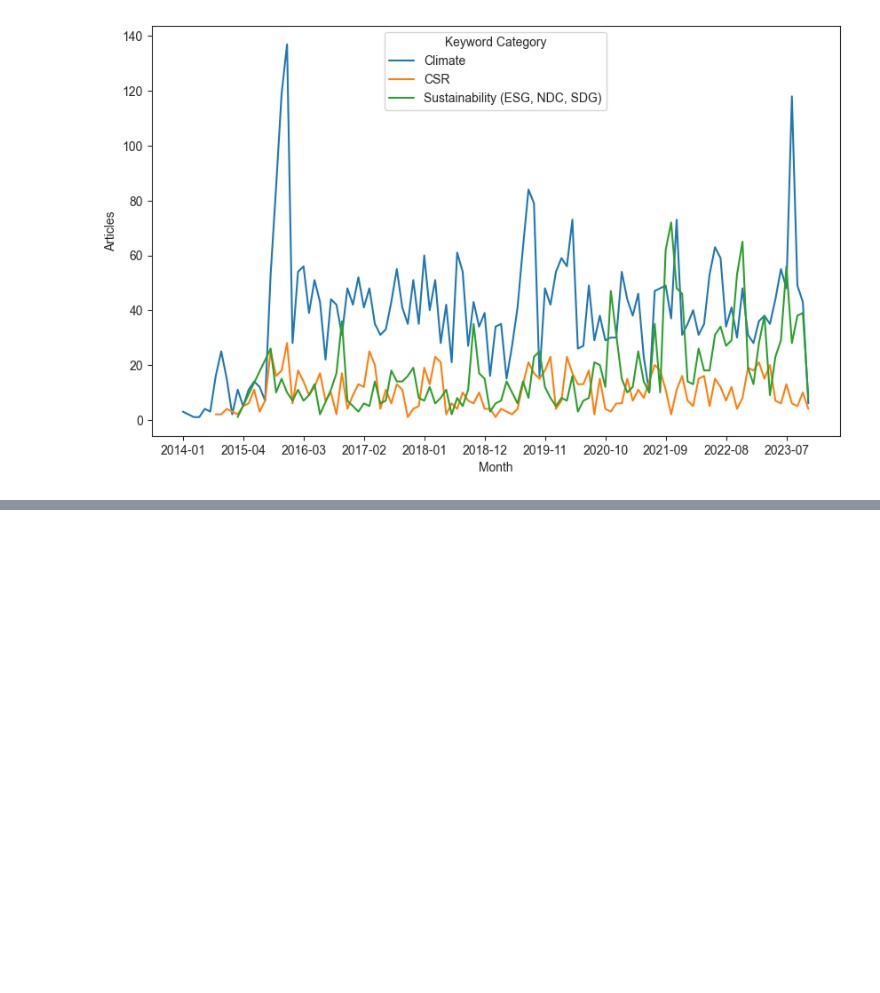
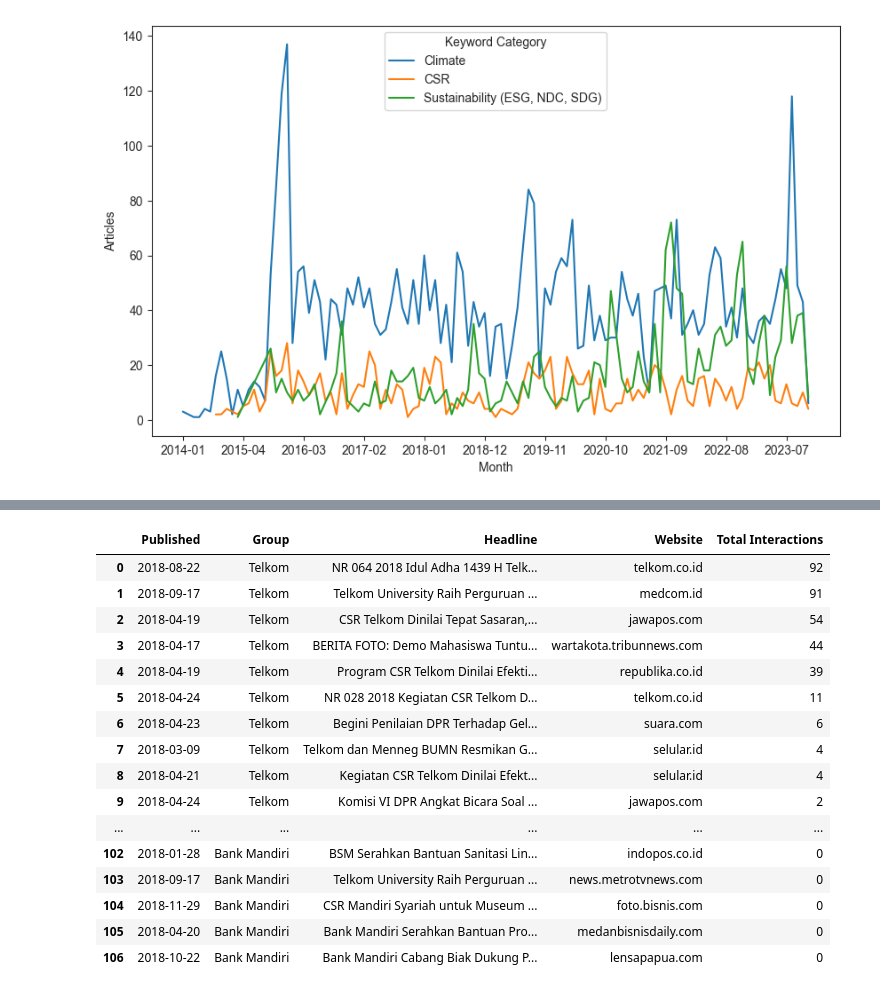
Before and after one commit to Gitbyt3/ESG-Research-Project, a Jupyter notebook: Code.ipynb, the cells around one changed output, grey strips where cells are left out. Cells and saved outputs as stored; diff of their text form; code cells hidden in the pictures; blank space fills up the shorter version.

```diff
--- a/Code.ipynb
+++ b/Code.ipynb
@@ -213,4 +238,24 @@ plt.show()
 # %%
 data = pd.read_excel("Source_Data/Company_and_ESG_KW/Company_and_ESG_2018.xlsx",header=0)
 data.drop(['Link','Authors','Pinterest','LinkedIn','Twitter Influencer Shares','Total Facebook','Likes','Shares','Comments'],axis=1,inplace=True)
 data['Published'] = data['Published'].apply(lambda x: datetime(int(x[0:4]),int(x[5:7]),int(x[8:10])))
+
+data
+# %% [output]
+|  | Published | Group | Headline | Website | Total Interactions |
+| 0 | 2018-08-22 | Telkom | NR 064 2018 Idul Adha 1439 H Telk... | telkom.co.id | 92 |
+| 1 | 2018-09-17 | Telkom | Telkom University Raih Perguruan ... | medcom.id | 91 |
+| 2 | 2018-04-19 | Telkom | CSR Telkom Dinilai Tepat Sasaran,... | jawapos.com | 54 |
+| 3 | 2018-04-17 | Telkom | BERITA FOTO: Demo Mahasiswa Tuntu... | wartakota.tribunnews.com | 44 |
+| 4 | 2018-04-19 | Telkom | Program CSR Telkom Dinilai Efekti... | republika.co.id | 39 |
+| 5 | 2018-04-24 | Telkom | NR 028 2018 Kegiatan CSR Telkom D... | telkom.co.id | 11 |
+| 6 | 2018-04-23 | Telkom | Begini Penilaian DPR Terhadap Gel... | suara.com | 6 |
+| 7 | 2018-03-09 | Telkom | Telkom dan Menneg BUMN Resmikan G... | selular.id | 4 |
+| 8 | 2018-04-21 | Telkom | Kegiatan CSR Telkom Dinilai Efekt... | selular.id | 4 |
+| 9 | 2018-04-24 | Telkom | Komisi VI DPR Angkat Bicara Soal ... | jawapos.com | 2 |
+| ... | ... | ... | ... | ... | ... |
+| 102 | 2018-01-28 | Bank Mandiri | BSM Serahkan Bantuan Sanitasi Lin... | indopos.co.id | 0 |
+| 103 | 2018-09-17 | Bank Mandiri | Telkom University Raih Perguruan ... | news.metrotvnews.com | 0 |
+| 104 | 2018-11-29 | Bank Mandiri | CSR Mandiri Syariah untuk Museum ... | foto.bisnis.com | 0 |
+| 105 | 2018-04-20 | Bank Mandiri | Bank Mandiri Serahkan Bantuan Pro... | medanbisnisdaily.com | 0 |
+| 106 | 2018-10-22 | Bank Mandiri | Bank Mandiri Cabang Biak Dukung P... | lensapapua.com | 0 |
```
Also changed, not shown: parts of 3 cells of this notebook.
